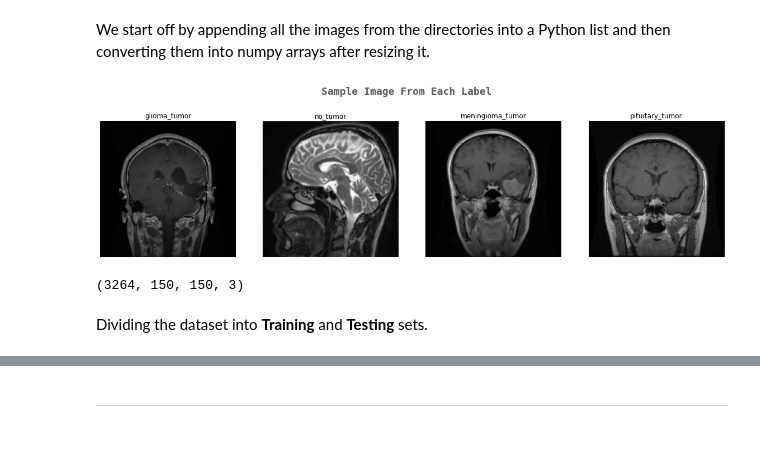
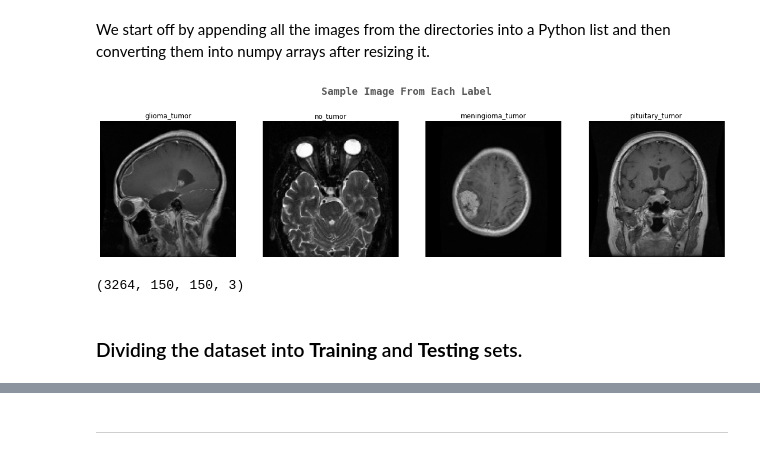
Before and after one commit to Selvakumar13/brain_tumor_mri_classification, a Jupyter notebook: brain_tumor_mri_classification.ipynb, the cells around one changed output, grey strips where cells are left out. Cells and saved outputs as stored; diff of their text form; code cells hidden in the pictures.

```diff
--- a/brain_tumor_mri_classification.ipynb
+++ b/brain_tumor_mri_classification.ipynb
@@ -68,41 +75,42 @@ labels =['glioma_tumor','no_tumor','meningioma_tumor','pituitary_tumor']
 # %% [markdown]
 We start off by appending all the images from the  directories into a Python list and then converting them into numpy arrays after resizing it.
 # %%
-X_train = []
-y_train = []
+X = []
+y= []
 image_size = 150
 for i in labels:
-    folderPath = os.path.join('/content/drive/MyDrive/Selva/archive','Training',i)
+    folderPath = os.path.join('/content/drive/MyDrive/Brain MRI DATA/Training',i)
     for j in tqdm(os.listdir(folderPath)):
         img = cv2.imread(os.path.join(folderPath,j))
         img = cv2.resize(img,(image_size, image_size))
-        X_train.append(img)
-        y_train.append(i)
+        X.append(img)
+        y.append(i)
 
 for i in labels:
-    folderPath = os.path.join('/content/drive/MyDrive/Selva/archive','Testing',i)
+    folderPath = os.path.join(r'/content/drive/MyDrive/Brain MRI DATA/Testing',i)
+
     for j in tqdm(os.listdir(folderPath)):
         img = cv2.imread(os.path.join(folderPath,j))
         img = cv2.resize(img,(image_size,image_size))
-        X_train.append(img)
-        y_train.append(i)
-
-X_train = np.array(X_train)
-y_train = np.array(y_train)
+        X.append(img)
+        y.append(i)
+X1=X
+X = np.array(X)
+y = np.array(y)
 # %%
 k=0
 fig, ax = plt.subplots(1,4,figsize=(20,20))
 fig.text(s='Sample Image From Each Label',size=18,fontweight='bold',
              fontname='monospace',color=colors_dark[1],y=0.62,x=0.4,alpha=0.8)
 for i in labels:
-    j=0
+    s=0
     while True :
-        if y_train[j]==i:
-            ax[k].imshow(X_train[j])
-            ax[k].set_title(y_train[j])
+        if y[s]==i:
+            ax[k].imshow(X[s])
+            ax[k].set_title(y[s])
             ax[k].axis('off')
             k+=1
             break
-        j+=1
+        s+=1
 # %% [output]
-[figure, old version]
+[figure, new version]
@@ -113,5 +121,5 @@ X_train.shape
 # %% [output]
 (3264, 150, 150, 3)
 # %% [markdown]
-Dividing the dataset into **Training** and **Testing** sets.
+### Dividing the dataset into **Training** and **Testing** sets.
 # %%
```
Also changed, not shown: parts of 33 cells of this notebook.
